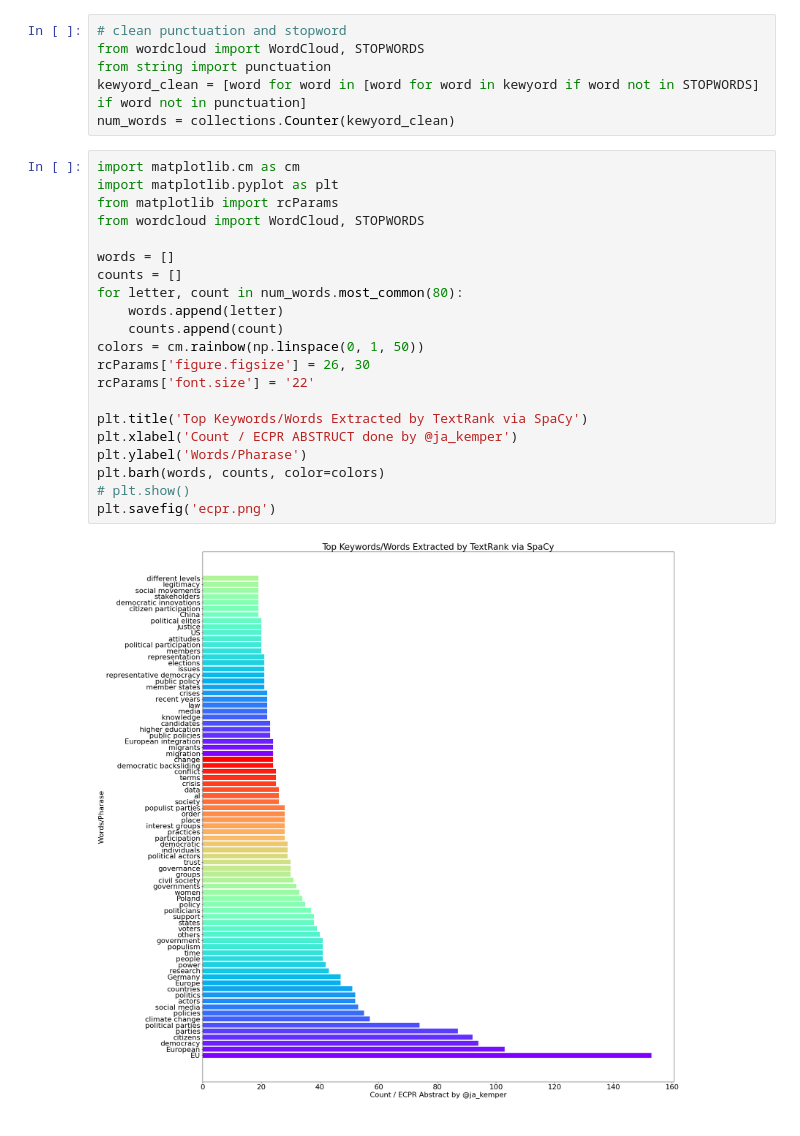
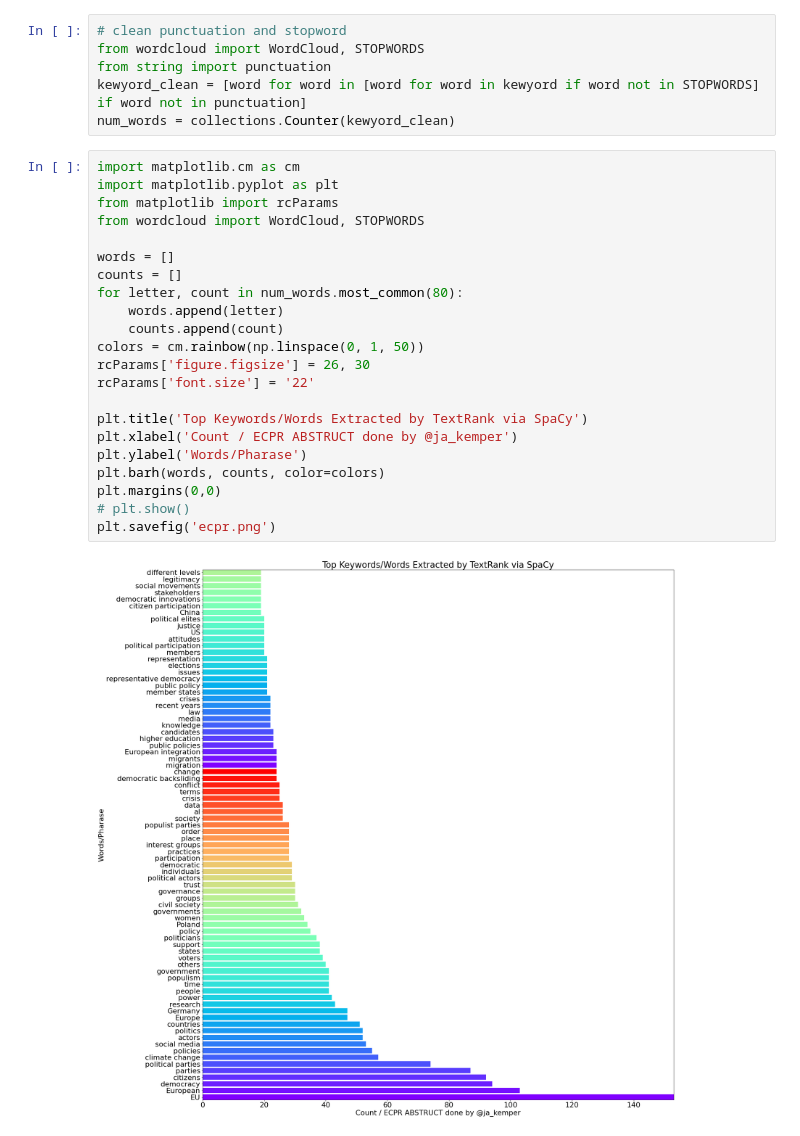
Before and after one commit to davidycliao/ecprgc22-abstruct, a Jupyter notebook: ecpr.ipynb, the cells around one changed output. Saved outputs shown, nothing was run; the diff lists cells and outputs as text.

```diff
--- a/ecpr.ipynb
+++ b/ecpr.ipynb
@@ -46,23 +46,24 @@ num_words = collections.Counter(kewyord_clean)
 # %%
 import matplotlib.cm as cm
 import matplotlib.pyplot as plt
 from matplotlib import rcParams
 from wordcloud import WordCloud, STOPWORDS
 
 words = []
 counts = []
 for letter, count in num_words.most_common(80):
     words.append(letter)
     counts.append(count)
 colors = cm.rainbow(np.linspace(0, 1, 50))
 rcParams['figure.figsize'] = 26, 30
 rcParams['font.size'] = '22'
 
 plt.title('Top Keywords/Words Extracted by TextRank via SpaCy')
 plt.xlabel('Count / ECPR ABSTRUCT done by @ja_kemper')
 plt.ylabel('Words/Pharase')
 plt.barh(words, counts, color=colors)
+plt.margins(0,0)
 # plt.show()
 plt.savefig('ecpr.png')
 # %% [output]
-[figure, old version]
+[figure, new version]
```
Also changed, not shown: 1 other file.
